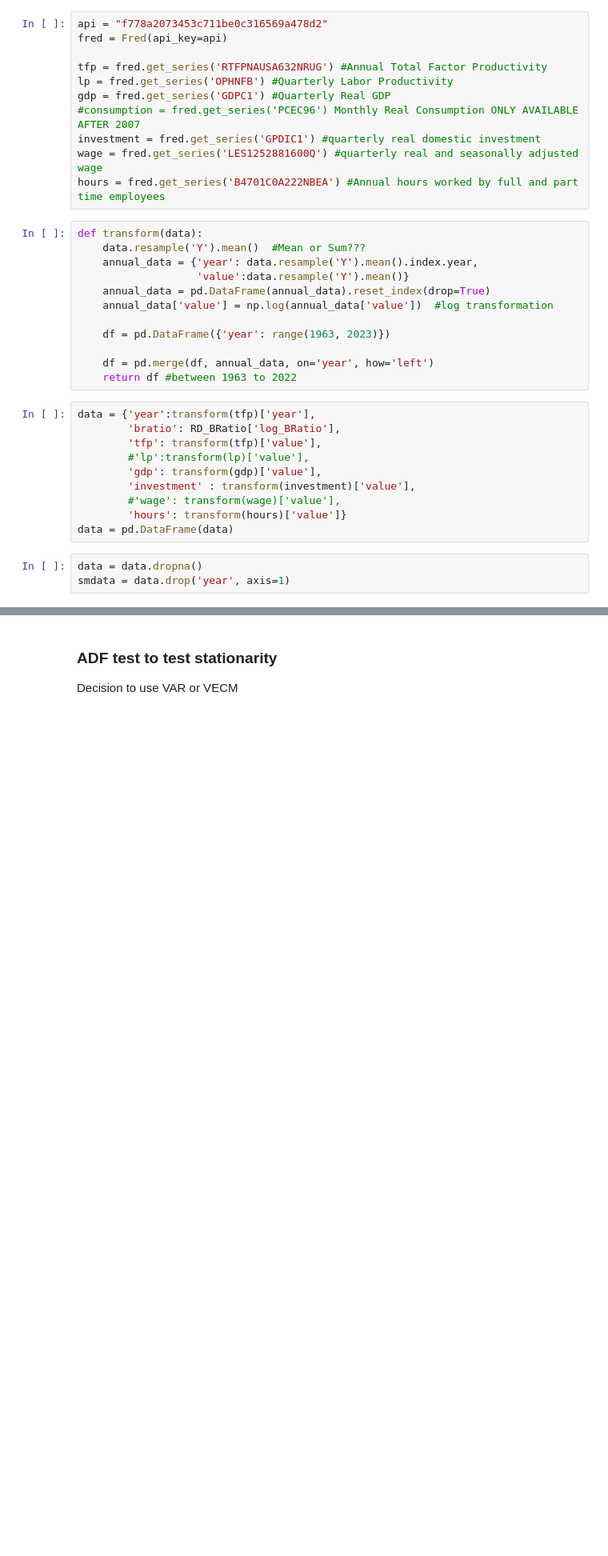
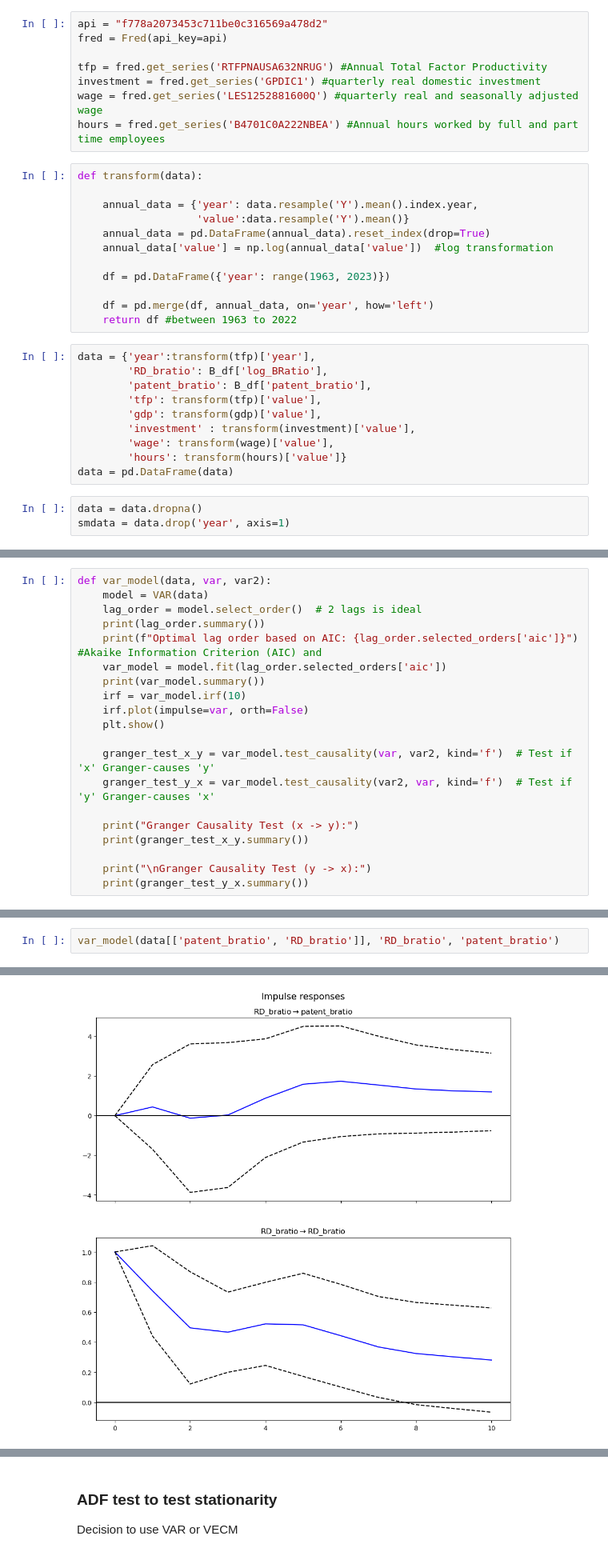
Before and after one commit to yueyun-zhang/InnovationEconomics-Exploration, a Jupyter notebook: Basic Research/Basic Research - VAR.ipynb, the cells around one changed output, grey strips where cells are left out. Shown at 80% size. Saved outputs shown, nothing was run; the diff lists cells and outputs as text; blank space fills up the shorter version.

```diff
--- a/Basic Research/Basic Research - VAR.ipynb
+++ b/Basic Research/Basic Research - VAR.ipynb
@@ -49,15 +93,12 @@ api = "f778a2073453c711be0c316569a478d2"
 fred = Fred(api_key=api)
 
 tfp = fred.get_series('RTFPNAUSA632NRUG') #Annual Total Factor Productivity
-lp = fred.get_series('OPHNFB') #Quarterly Labor Productivity
-gdp = fred.get_series('GDPC1') #Quarterly Real GDP
-#consumption = fred.get_series('PCEC96') Monthly Real Consumption ONLY AVAILABLE AFTER 2007
 investment = fred.get_series('GPDIC1') #quarterly real domestic investment
 wage = fred.get_series('LES1252881600Q') #quarterly real and seasonally adjusted wage
 hours = fred.get_series('B4701C0A222NBEA') #Annual hours worked by full and part time employees
 # %%
 def transform(data):
-    data.resample('Y').mean()  #Mean or Sum???
+
     annual_data = {'year': data.resample('Y').mean().index.year,
                    'value':data.resample('Y').mean()}
     annual_data = pd.DataFrame(annual_data).reset_index(drop=True)
@@ -69,12 +110,12 @@ def transform(data):
     return df #between 1963 to 2022
 # %%
 data = {'year':transform(tfp)['year'],
-        'bratio': RD_BRatio['log_BRatio'],
+        'RD_bratio': B_df['log_BRatio'],
+        'patent_bratio': B_df['patent_bratio'],
         'tfp': transform(tfp)['value'],
-        #'lp':transform(lp)['value'],
         'gdp': transform(gdp)['value'],
         'investment' : transform(investment)['value'],
-        #'wage': transform(wage)['value'],
+        'wage': transform(wage)['value'],
         'hours': transform(hours)['value']}
 data = pd.DataFrame(data)
 # %%
@@ -83 +126,21 @@ smdata = data.drop('year', axis=1)
+# %%
+def var_model(data, var, var2):
+    model = VAR(data)
+    lag_order = model.select_order()  # 2 lags is ideal
+    print(lag_order.summary())
+    print(f"Optimal lag order based on AIC: {lag_order.selected_orders['aic']}") #Akaike Information Criterion (AIC) and
+    var_model = model.fit(lag_order.selected_orders['aic'])
+    print(var_model.summary())
+    irf = var_model.irf(10)
+    irf.plot(impulse=var, orth=False)
+    plt.show()
+
+    granger_test_x_y = var_model.test_causality(var, var2, kind='f')  # Test if 'x' Granger-causes 'y'
+    granger_test_y_x = var_model.test_causality(var2, var, kind='f')  # Test if 'y' Granger-causes 'x'
+
+    print("Granger Causality Test (x -> y):")
+    print(granger_test_x_y.summary())
+
+    print("\nGranger Causality Test (y -> x):")
+    print(granger_test_y_x.summary())
 # %% [markdown]
@@ -84,0 +148,3 @@ smdata = data.drop('year', axis=1)
+# %%
+var_model(data[['patent_bratio', 'RD_bratio']], 'RD_bratio', 'patent_bratio')
+# %% [output]
@@ -84,0 +168 @@ smdata = data.drop('year', axis=1)
+[figure, added]
```
Also changed, not shown: parts of 37 cells of this notebook, 6 other files.
